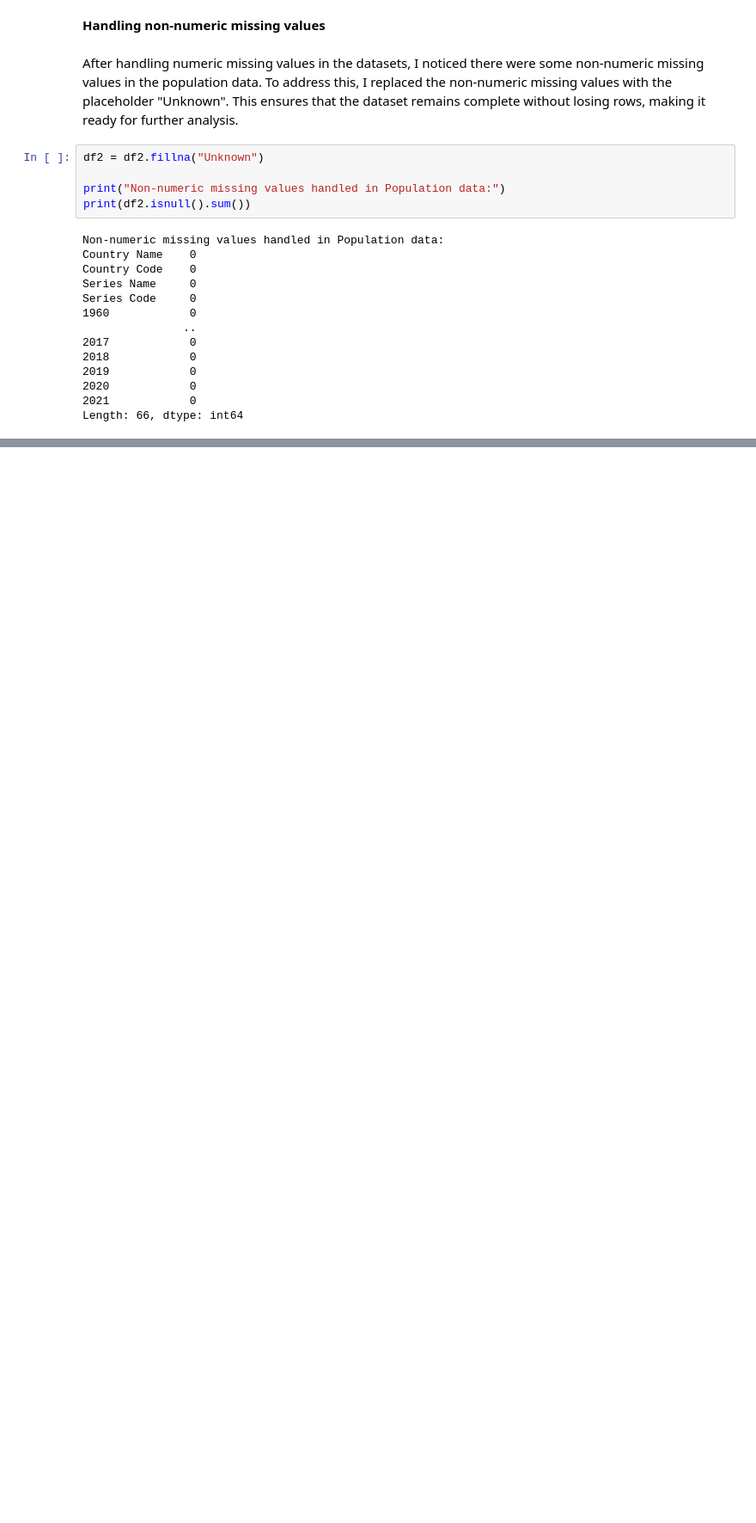
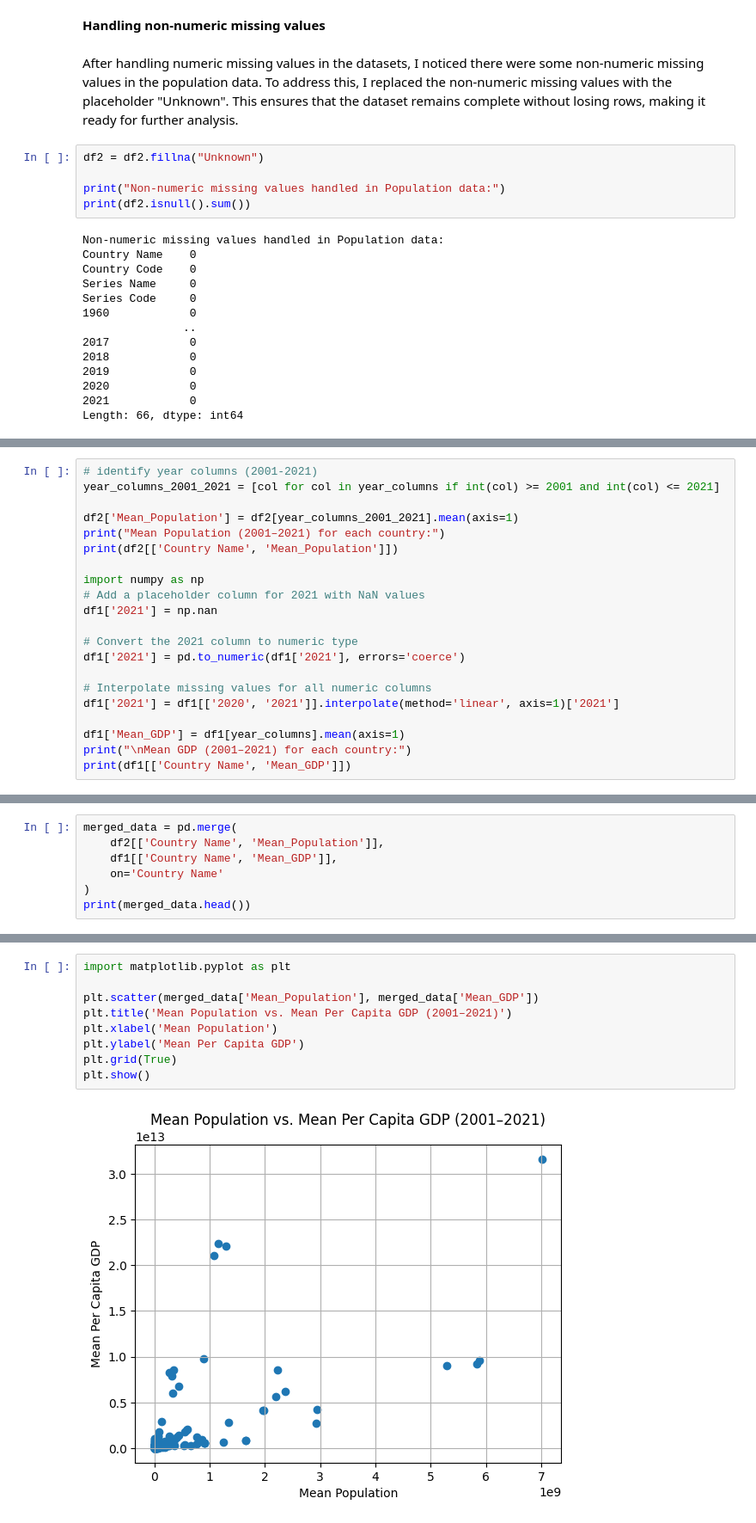
Before and after one commit to dzervenes/Machine-Learning-module, a Jupyter notebook: Unit_4_Seminar_Preparation.ipynb, the cells around one changed output, grey strips where cells are left out. Shown at 86% size. Saved outputs shown, nothing was run; the diff lists cells and outputs as text; blank space fills up the shorter version.

```diff
--- a/Unit_4_Seminar_Preparation.ipynb
+++ b/Unit_4_Seminar_Preparation.ipynb
@@ -126,0 +135,21 @@ Length: 66, dtype: int64
+# %%
+# identify year columns (2001-2021)
+year_columns_2001_2021 = [col for col in year_columns if int(col) >= 2001 and int(col) <= 2021]
+
+df2['Mean_Population'] = df2[year_columns_2001_2021].mean(axis=1)
+print("Mean Population (2001–2021) for each country:")
+print(df2[['Country Name', 'Mean_Population']])
+
+import numpy as np
+# Add a placeholder column for 2021 with NaN values
+df1['2021'] = np.nan
+
+# Convert the 2021 column to numeric type
+df1['2021'] = pd.to_numeric(df1['2021'], errors='coerce')
+
+# Interpolate missing values for all numeric columns
+df1['2021'] = df1[['2020', '2021']].interpolate(method='linear', axis=1)['2021']
+
+df1['Mean_GDP'] = df1[year_columns].mean(axis=1)
+print("\nMean GDP (2001–2021) for each country:")
+print(df1[['Country Name', 'Mean_GDP']])
@@ -126,0 +176,7 @@ Length: 66, dtype: int64
+# %%
+merged_data = pd.merge(
+    df2[['Country Name', 'Mean_Population']],
+    df1[['Country Name', 'Mean_GDP']],
+    on='Country Name'
+)
+print(merged_data.head())
@@ -126,0 +192,11 @@ Length: 66, dtype: int64
+# %%
+import matplotlib.pyplot as plt
+
+plt.scatter(merged_data['Mean_Population'], merged_data['Mean_GDP'])
+plt.title('Mean Population vs. Mean Per Capita GDP (2001–2021)')
+plt.xlabel('Mean Population')
+plt.ylabel('Mean Per Capita GDP')
+plt.grid(True)
+plt.show()
+# %% [output]
+[figure, added]
```
Also changed, not shown: parts of 9 cells of this notebook.
